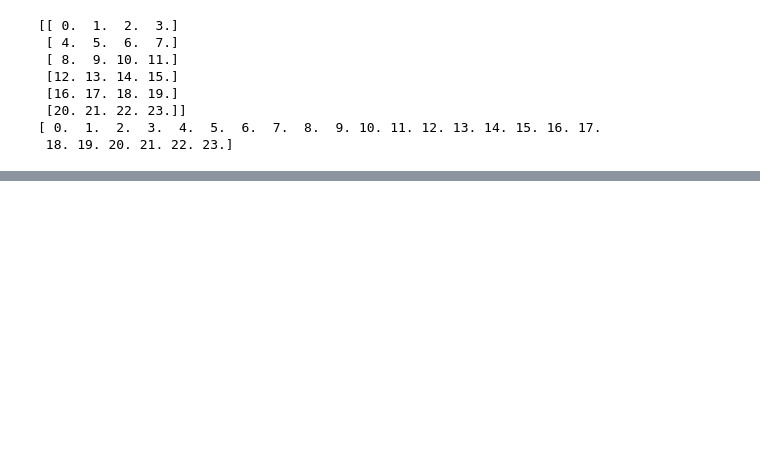
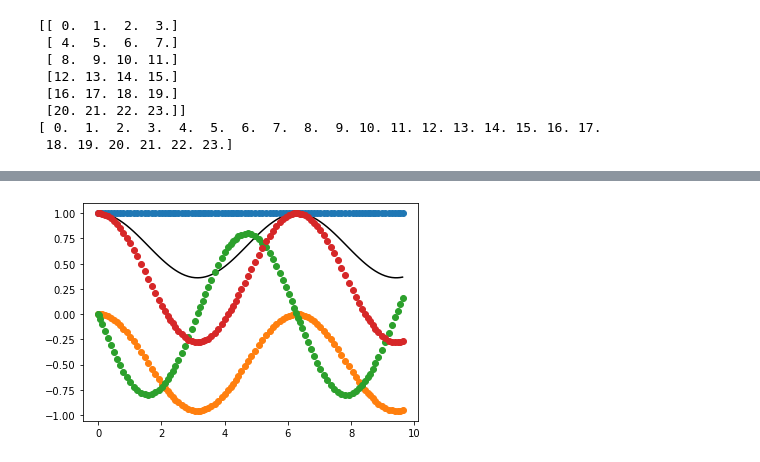
Before and after one commit to nuLABatUSD/QKESolve, a Jupyter notebook: 2022-4.ipynb, the cells around one changed output, grey strips where cells are left out. Drawn from its saved outputs; the diff is of its cells as text; code cells hidden in the pictures; blank space fills up the shorter version.

```diff
--- a/2022-4.ipynb
+++ b/2022-4.ipynb
@@ -38,0 +96,10 @@ print(array)
+# %%
+y_check2 = 1 - (np.sin(2*p[-2]))**2*(np.sin(p[-1]*x/(4*p[-3])))**2
+
+plt.figure()
+
+plt.plot(x, y_check2, color="black")
+plt.plot(x, y, 'o')
+plt.show()
+# %% [output]
+[figure, added]
```
Also changed, not shown: parts of 5 cells of this notebook, 2 other files.
